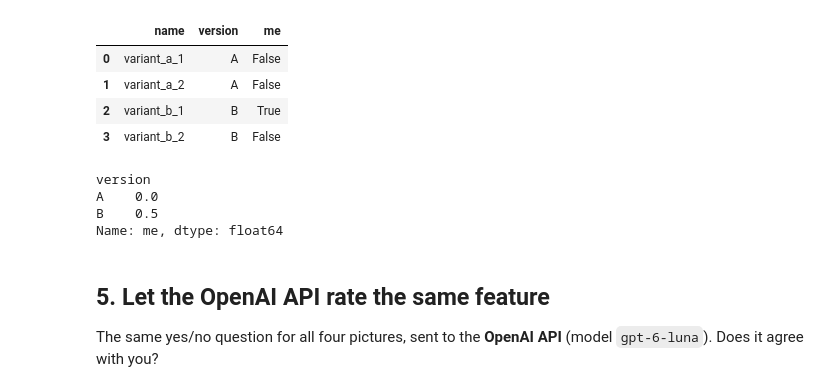
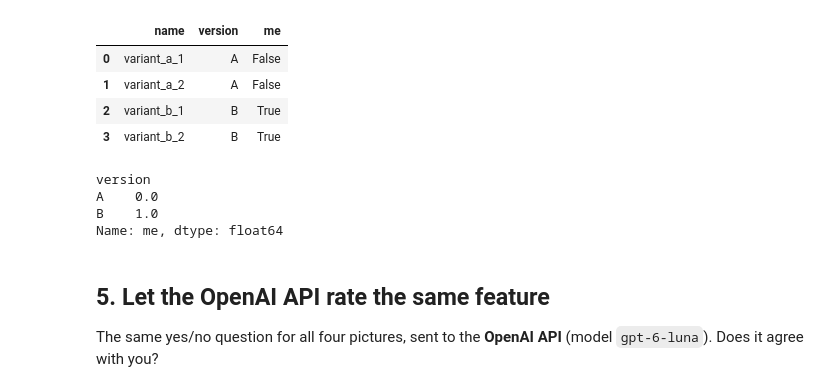
Before and after one commit to mario-gellrich-zhaw/multimodal_extraction_generation, a Jupyter notebook: 03_Image_Generation/image_generation_solution.ipynb, the cells around one changed output. Saved outputs shown, nothing was run; the diff lists cells and outputs as text; code cells hidden in the pictures.

```diff
--- a/03_Image_Generation/image_generation_solution.ipynb
+++ b/03_Image_Generation/image_generation_solution.ipynb
@@ -71,6 +66,7 @@ If a picture is still missing, the notebook uses four example pictures from `dat
 # %%
-# The four expected pictures: two per version.
-names = [
-    "variant_a_1", "variant_a_2",
-    "variant_b_1", "variant_b_2",
-]
+# Two pictures per version: a_1 and a_2 from prompt A, b_1 and b_2 from prompt B.
+names = ["variant_a_1", "variant_a_2", "variant_b_1", "variant_b_2"]
+prompts = [prompt_a, prompt_a, prompt_b, prompt_b]
+
+# Create the pictures in variants/ and get their file paths.
+paths = create_pictures(names, prompts, "variants")
@@ -110,19 +87,19 @@ show_images(paths, columns=2)
 # %%
 # One row per picture.
 ratings = pd.DataFrame()
 ratings["name"] = names
 ratings["version"] = ["A", "A", "B", "B"]
 
-# Your rating per picture: True if the boat is in the left third.
+# Your rating per picture: True if the picture shows stormy water.
 # Replace these example values with your own.
-ratings["me"] = [False, False, True, False]
+ratings["me"] = [False, False, True, True]
 ratings
 # %% [output]
 |  | name | version | me |
 | 0 | variant_a_1 | A | False |
 | 1 | variant_a_2 | A | False |
 | 2 | variant_b_1 | B | True |
-| 3 | variant_b_2 | B | False |
+| 3 | variant_b_2 | B | True |
 # %%
 # Share of pictures with the feature, per version.
 # True counts as 1 and False as 0, so the mean is the share of True.
@@ -130,7 +107,7 @@ ratings.groupby("version")["me"].mean()
 # %% [output]
 version
 A    0.0
-B    0.5
+B    1.0
 Name: me, dtype: float64
 # %% [markdown]
 ## 5. Let the OpenAI API rate the same feature
```
Also changed, not shown: parts of 20 cells of this notebook, 8 other files.
